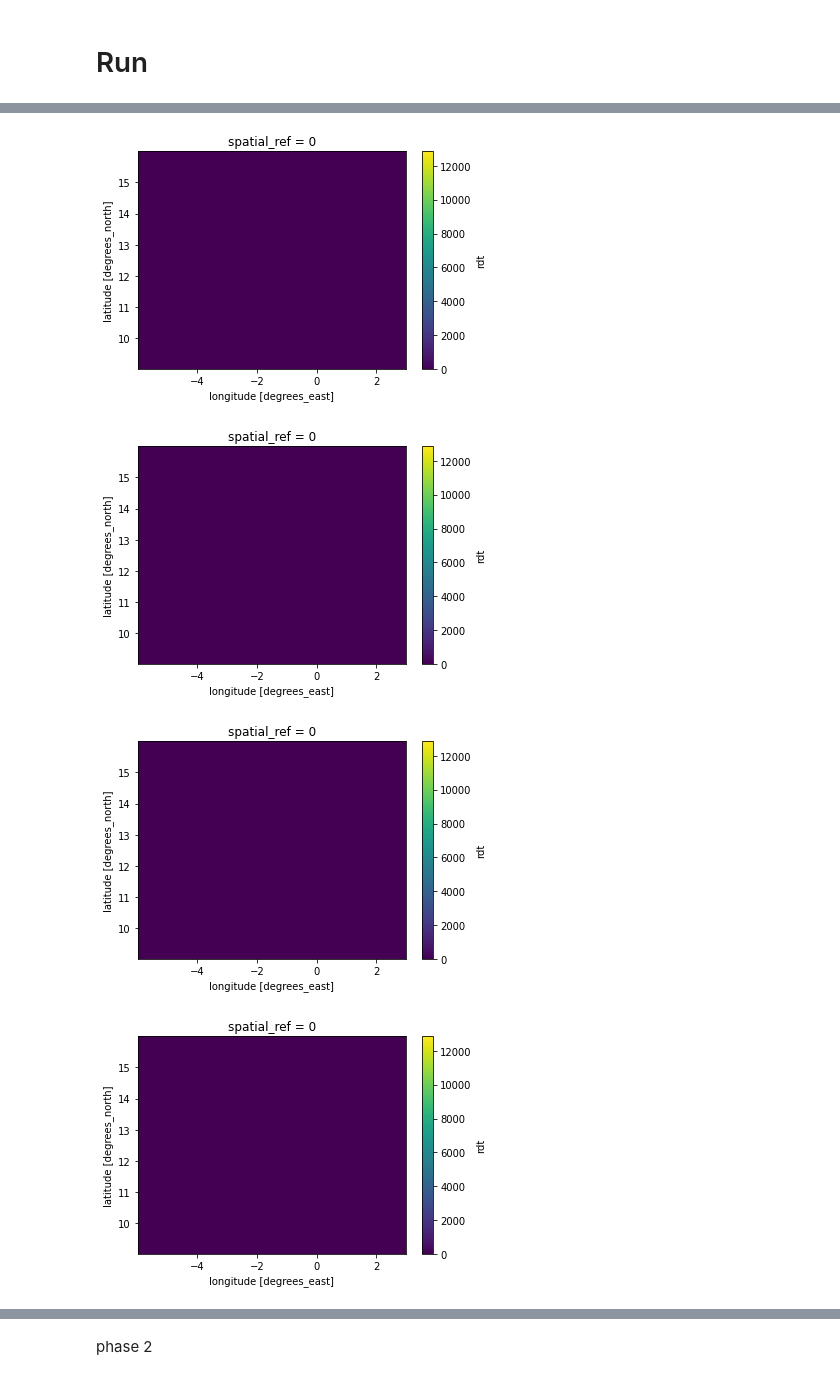
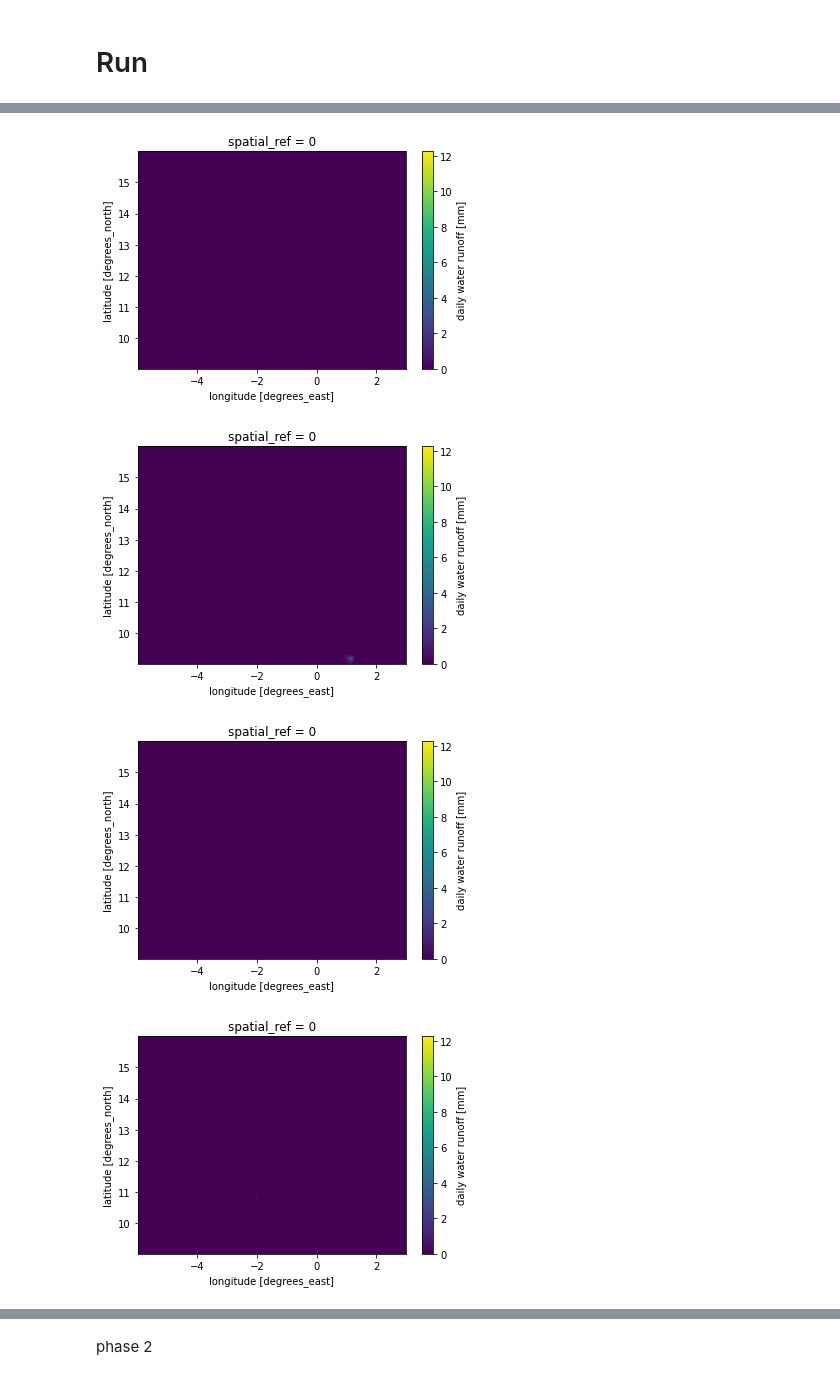
Before and after one commit to SARRA-cropmodels/SARRA-Py, a Jupyter notebook: notebooks/SARRA-Py_grid.ipynb, the cells around one changed output, grey strips where cells are left out. Saved outputs shown, nothing was run; the diff lists cells and outputs as text; code cells hidden in the pictures.

```diff
--- a/notebooks/SARRA-Py_grid.ipynb
+++ b/notebooks/SARRA-Py_grid.ipynb
@@ -101,11 +101,11 @@ print("--- %s seconds, %s second per iter ---" % ((time.time() - start_time), (t
 # %%
-variable = "rdt"
+variable = "lr"
 vmax = data[variable].max().values
 for i in range(20):
-    data["rdt"][9*i,:,:].plot(vmin=0, vmax=vmax)
+    data[variable][9*i,:,:].plot(vmin=0, vmax=vmax)
     plt.show()
 # %% [output]
-[figure, old version]
+[figure, new version]
-[figure, old version]
+[figure, new version]
-[figure, old version]
+[figure, new version]
-[figure, old version]
+[figure, new version]
```
Also changed, not shown: parts of 2 cells of this notebook, 2 other files.
